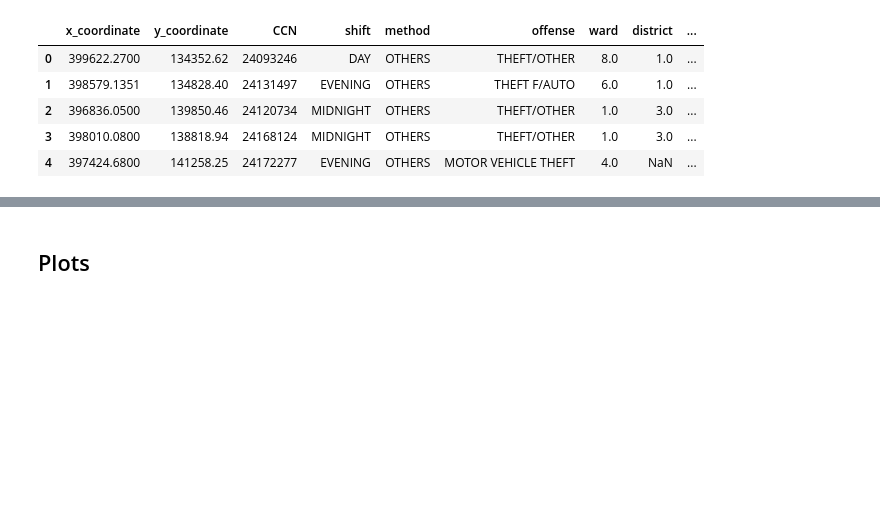
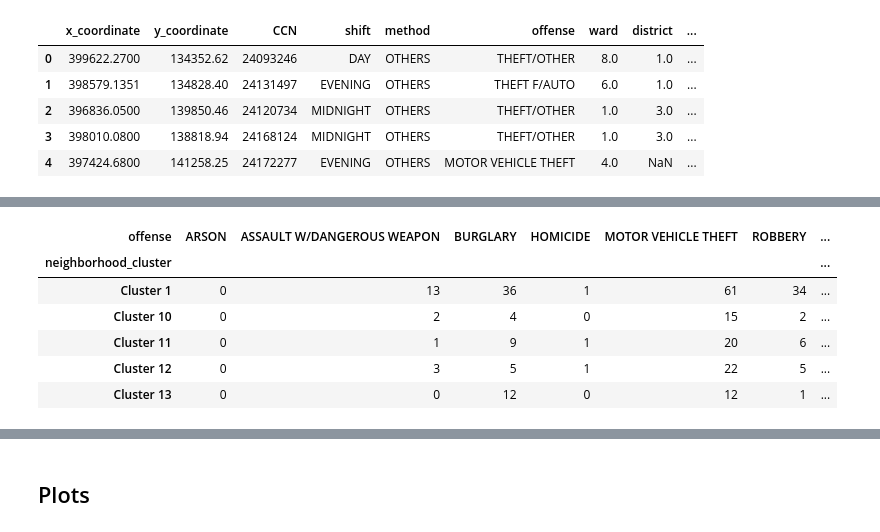
Before and after one commit to salamutu/DS-Final-Project, a Jupyter notebook: project_checkin_1.ipynb, the cells around one changed output, grey strips where cells are left out. Cells and saved outputs as stored; diff of their text form; code cells hidden in the pictures; blank space fills up the shorter version.

Commit message:
Added more tables

```diff
--- a/project_checkin_1.ipynb
+++ b/project_checkin_1.ipynb
@@ -87,0 +134,12 @@ crime.head()
+# %%
+# Get the count of each offense by neighborhood cluster
+offense_counts = crime.groupby(['neighborhood_cluster', 'offense']).size().unstack(fill_value=0)
+offense_counts.head()
+# %% [output]
+| offense | ARSON | ASSAULT W/DANGEROUS WEAPON | BURGLARY | HOMICIDE | MOTOR VEHICLE THEFT | ROBBERY | ... |
+| neighborhood_cluster |  |  |  |  |  |  | ... |
+| Cluster 1 | 0 | 13 | 36 | 1 | 61 | 34 | ... |
+| Cluster 10 | 0 | 2 | 4 | 0 | 15 | 2 | ... |
+| Cluster 11 | 0 | 1 | 9 | 1 | 20 | 6 | ... |
+| Cluster 12 | 0 | 3 | 5 | 1 | 22 | 5 | ... |
+| Cluster 13 | 0 | 0 | 12 | 0 | 12 | 1 | ... |
```
Also changed, not shown: parts of 3 cells of this notebook, 1 other file.
